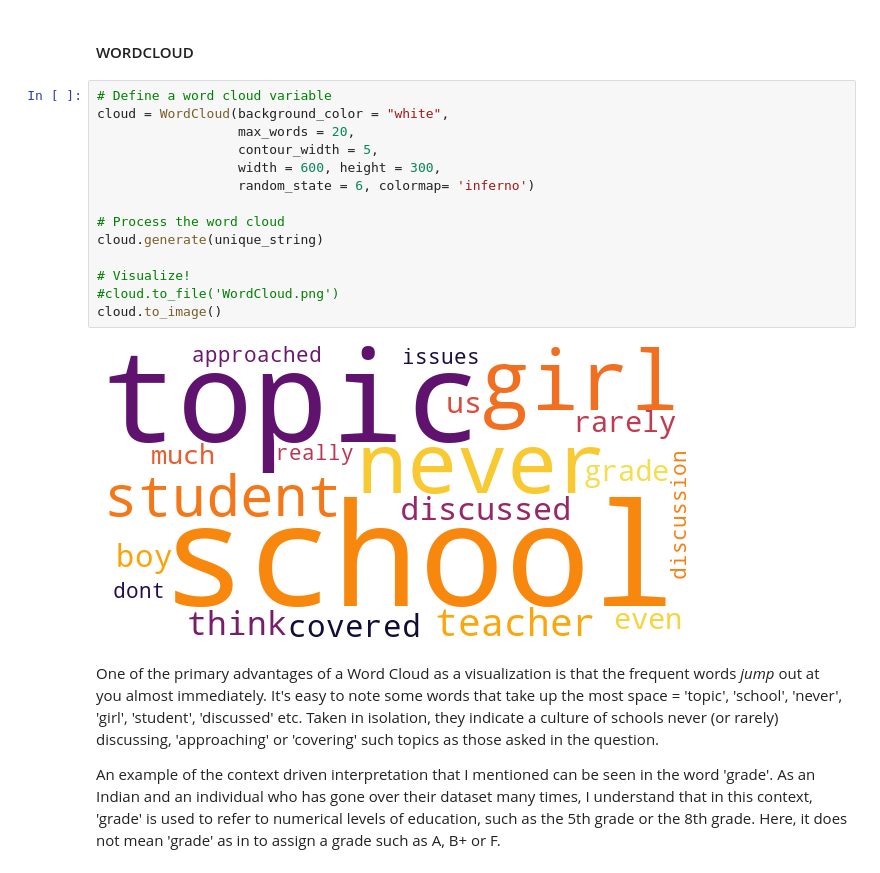
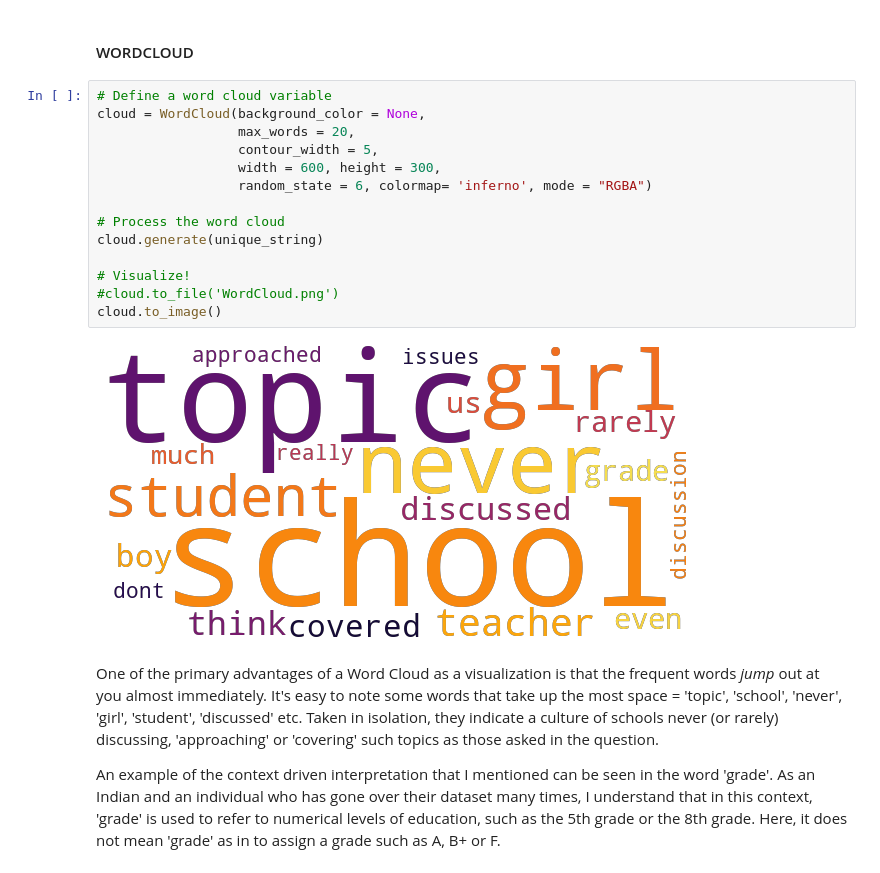
Before and after one commit to anusha0712/Sex-Ed-Survey, a Jupyter notebook: Education Survey.ipynb, the cells around one changed output. Cells and saved outputs as stored; diff of their text form.

```diff
--- a/Education Survey.ipynb
+++ b/Education Survey.ipynb
@@ -544,20 +544,20 @@ stop_df #the difference is that now the bigrams are aligned
 #### WORDCLOUD
 # %%
 # Define a word cloud variable
-cloud = WordCloud(background_color = "white",
+cloud = WordCloud(background_color = None,
                   max_words = 20,
                   contour_width = 5,
                   width = 600, height = 300,
-                  random_state = 6, colormap= 'inferno')
+                  random_state = 6, colormap= 'inferno', mode = "RGBA")
 
 # Process the word cloud
 cloud.generate(unique_string)
 
 # Visualize!
 #cloud.to_file('WordCloud.png')
 cloud.to_image()
 # %% [output]
-[figure, old version]
+[figure, new version]
 # %% [markdown]
 One of the primary advantages of a Word Cloud as a visualization is that the frequent words _jump_ out at you almost immediately. It's easy to note some words that take up the most space = 'topic', 'school', 'never', 'girl', 'student', 'discussed' etc. Taken in isolation, they indicate a culture of schools never (or rarely) discussing, 'approaching' or 'covering' such topics as those asked in the question.
 
```
Also changed, not shown: parts of 7 cells of this notebook, 12 other files.
